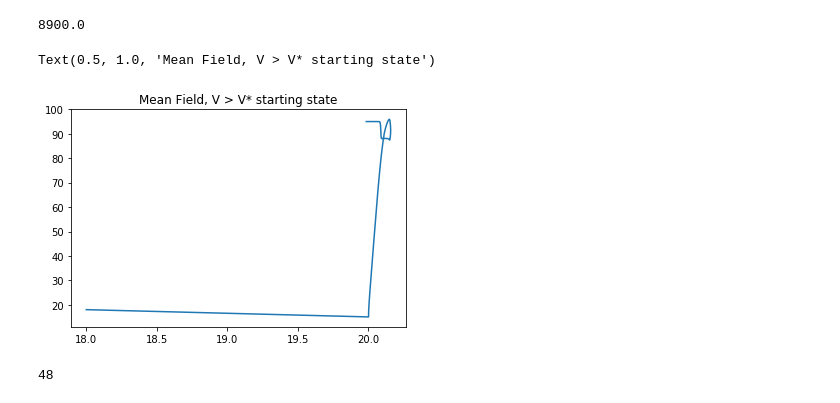
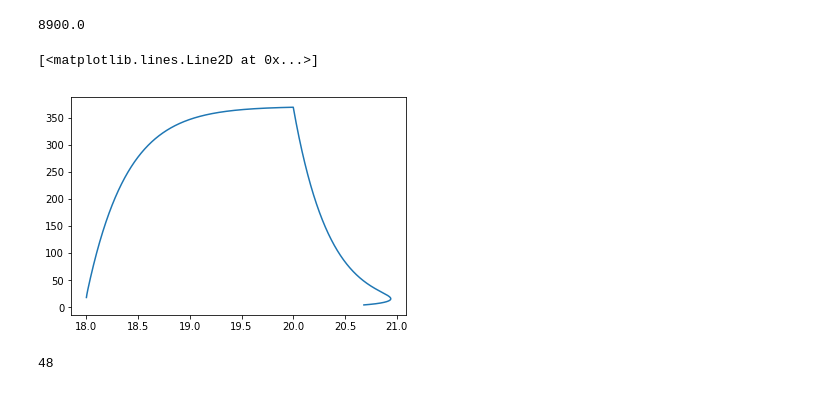
Before and after one commit to mbibireata/Networks, a Jupyter notebook: Class Oriented .ipynb, the cells around one changed output. Cells and saved outputs as stored; diff of their text form; code cells hidden in the pictures.

Commit message:
step activation in one parameter, sigmoid in the other

```diff
--- a/Class Oriented .ipynb
+++ b/Class Oriented .ipynb
@@ -1057,0 +1141,43 @@ class MeanFieldStepNetwork:
+# %%
+N = 10000 #15000
+dt = 0.00001
+T = zeros(N)
+for i in range(N):
+    T[i] = i*dt
+
+tauv=0.01 #0.01
+tauc=0.5 #0.5
+Vstar=15 #Constant (according to experiments) 15
+Cstar=20 #20
+V0=18 #18
+C0=18 #18
+
+delV= 5. #1.2
+delVmin = delV/3 #delV/3
+delC= 0.01 #0.01
+r_1= 70#*99/4#Max Firing rate is r_1 + r_0 70
+r_0 = 5#*99/4 #Min firing rate 5
+g_v = 5
+g_c = 0.1
+
+params=zeros(15)
+params[0]=N
+params[1]=n #instead of actual n, cull neurons til desired value
+params[2]=dt
+params[3]=tauv
+params[4]=tauc
+params[5]=Vstar
+params[6]=Cstar
+params[7]=delV
+params[8]=delC
+params[9]=r_1
+params[10]=V0
+params[11]=C0
+params[12]=g_v #connenctivity rate from above.
+params[13]=g_c
+params[14]=r_0
+
+#network = StepNetwork(M,l,params)
+network = Network(M,l,params)
+
+C,V,c_arr,v_arr = network.simdyn(network.M, network.l, network.params)
@@ -1477,7 +1609,7 @@ p = 1. #Probability of Connection
 M = getRandomConnectivity(n,p)
 l = matrixOfEdges(M,n)
 # %%
-N = 100000 #15000
+N = 10000 #15000
 dt = 0.00001
 T = zeros(N)
 for i in range(N):
@@ -1515,35 +1647,35 @@ params[13]=r_0
 params[14]=g_v
 
 network = StepNetwork(M,l,params)
 
 '''
 print("initial edge count: {}".format(network.n_edges))
 while True:
     transition = False
     C,V,f,p_arr,v_arr,c_arr = network.simdyn(network.M,network.l,network.params)
     classification1 = classify(V,params)
     k1 = largestkcore(network.M)
     network.killEdge()
     C,V,f,p_arr,c_arr = network.simdyn(network.M,network.l,network.params)
     classification2 = classify(V,params)
     k2 = largestkcore(network.M)
     if k1 != k2:
         print("kcore transition from k1 = {} to k2 = {}".format(k1,k2))
         transition = True
     if classification1 != classification2:
         if transition:
             print("Coincidence with kcore transition")
         print("Transition from {} to {} at n_edges = {}".format(classification1, classification2, network.n_edges))
         break
 
 '''
 C,V,c_arr,v_arr = network.simdyn(network.M,network.l,network.params)
 plot(C,V)
 #title("Mean Field, V > V* starting state")
 #savefig("meeting_figs/mean_field_v_init.png")
 # %% [output]
-Text(0.5, 1.0, 'Mean Field, V > V* starting state')
+[<matplotlib.lines.Line2D at 0x...>]
-[figure, old version]
+[figure, new version]
 # %%
 count = 0
 for i in c_arr[-1]:
```
Also changed, not shown: parts of 4 cells of this notebook.
